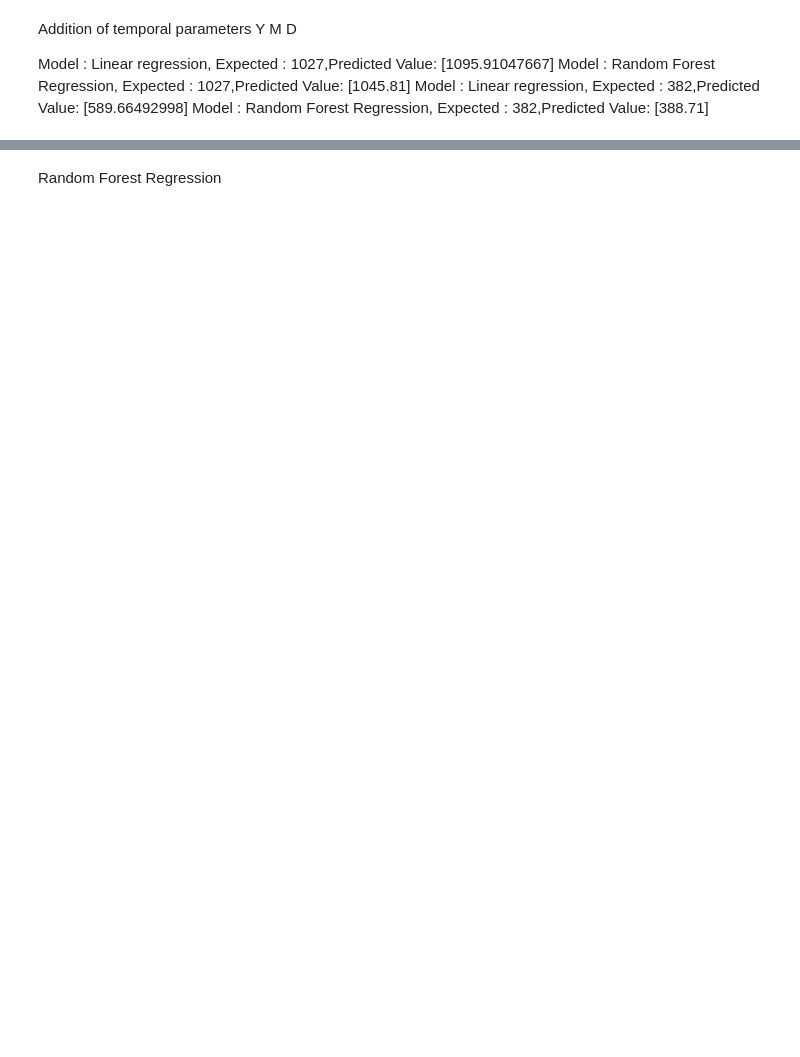
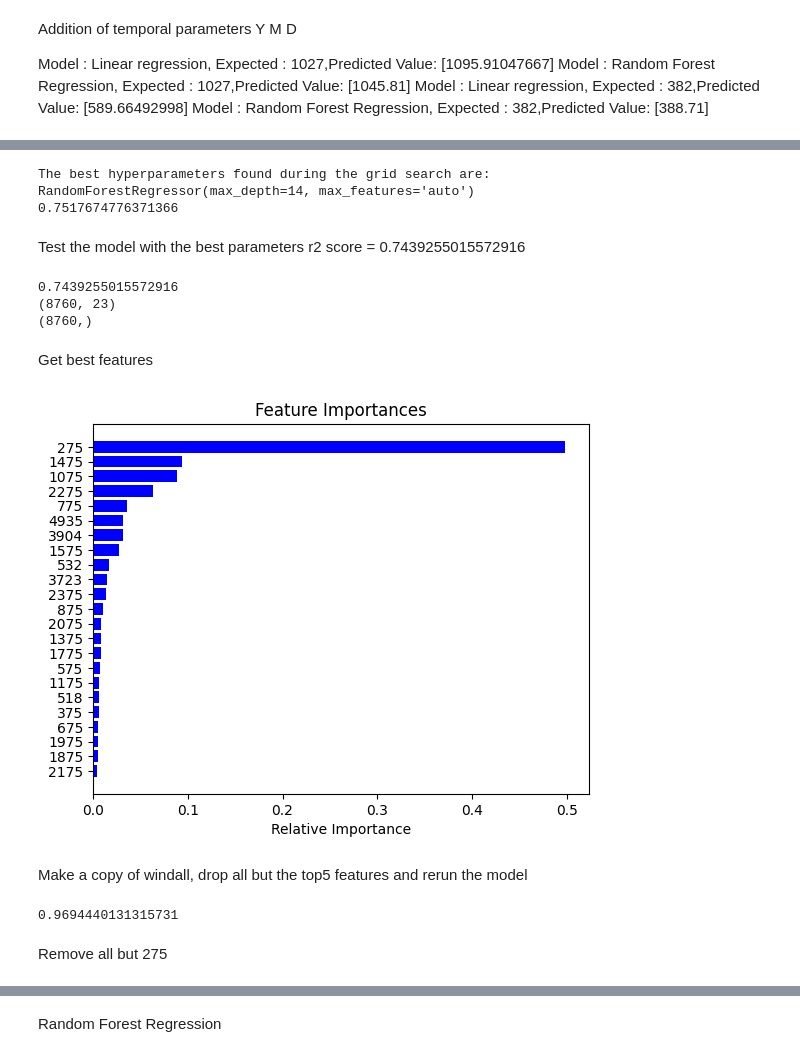
Before and after one commit to lanecolinp/UCDPA_lanecolinp, a Jupyter notebook: WeatherStation.ipynb, the cells around one changed output, grey strips where cells are left out. Cells and saved outputs as stored; diff of their text form; code cells hidden in the pictures; blank space fills up the shorter version.

```diff
--- a/WeatherStation.ipynb
+++ b/WeatherStation.ipynb
@@ -961,0 +1023,14 @@ Model : Random Forest regression, Expected : 215,Predicted Value: 234.73
+# %%
+from sklearn.model_selection import GridSearchCV
+model = RandomForestRegressor()
+#model = LinearRegression()
+param_search = {
+    'n_estimators': [20, 50, 100],
+    'max_features': [1.0, 'sqrt', 'log2'],
+    'max_depth' : [i for i in range(5,15)]
+}
+tscv = TimeSeriesSplit(n_splits=8)
+gsearch = GridSearchCV(estimator=model, cv=tscv, param_grid=param_search, scoring = 'r2')
+gsearch.fit(X_train, y_train)
+best_score = gsearch.best_score_
+best_model = gsearch.best_estimator_
@@ -961,0 +1042,66 @@ Model : Random Forest regression, Expected : 215,Predicted Value: 234.73
+# %%
+print("The best hyperparameters found during the grid search are:")
+print(best_model)
+print(best_score)
+#y_true = y_test.values
+#y_pred = best_model.predict(X_test)
+#regression_results(y_true, y_pred)
+# %% [output]
+The best hyperparameters found during the grid search are:
+RandomForestRegressor(max_depth=14, max_features='auto')
+0.7517674776371366
+# %% [markdown]
+Test the model with the best parameters
+r2 score = 0.7439255015572916
+# %%
+from sklearn.metrics import mean_squared_error, r2_score
+y_true = y_test.values
+y_pred = best_model.predict(X_test)
+#regression_results(y_true, y_pred)
+r2f = r2_score(y_test.values, y_pred)
+print(r2f)
+print(X_test.shape)
+print(y_test.shape)
+# %% [output]
+0.7439255015572916
+(8760, 23)
+(8760,)
+# %% [markdown]
+Get best features
+# %%
+imp = best_model.feature_importances_
+features = X_test.columns
+indices = np.argsort(imp)
+plt.title('Feature Importances')
+plt.barh(range(len(indices)), imp[indices], color='b', align='center')
+plt.yticks(range(len(indices)), [features[i] for i in indices])
+plt.xlabel('Relative Importance')
+plt.show()
+# %% [output]
+[figure, added]
+# %% [markdown]
+Make a copy of windall, drop all but the top5 features and rerun the model
+# %%
+#windfew=windall[[275,1475,1075,2275,775]]
+#windfew.head
+#y_true = y_test.values
+X_test2=X_test[[275,1475,1075,2275,775]]
+#y_test.head
+#y_pred = best_model.predict(X_test2)
+#regression_results(y_true, y_pred)
+regrf = RandomForestRegressor(max_depth=14, max_features='auto')
+regrf.fit(X_test2, y_test.values)
+y_pred=regrf.predict(X_test2)
+r2f = r2_score(y_test.values, y_pred)
+print(r2f)
+
+
+#regrf = RandomForestRegressor()
+#regrf.fit(X, y)
+
+#preds = regr.predict(X)
+#predsf = regrf.predict(X)
+# %% [output]
+0.9694440131315731
+# %% [markdown]
+Remove all but 275
```
Also changed, not shown: parts of 22 cells of this notebook, 1 other file.
